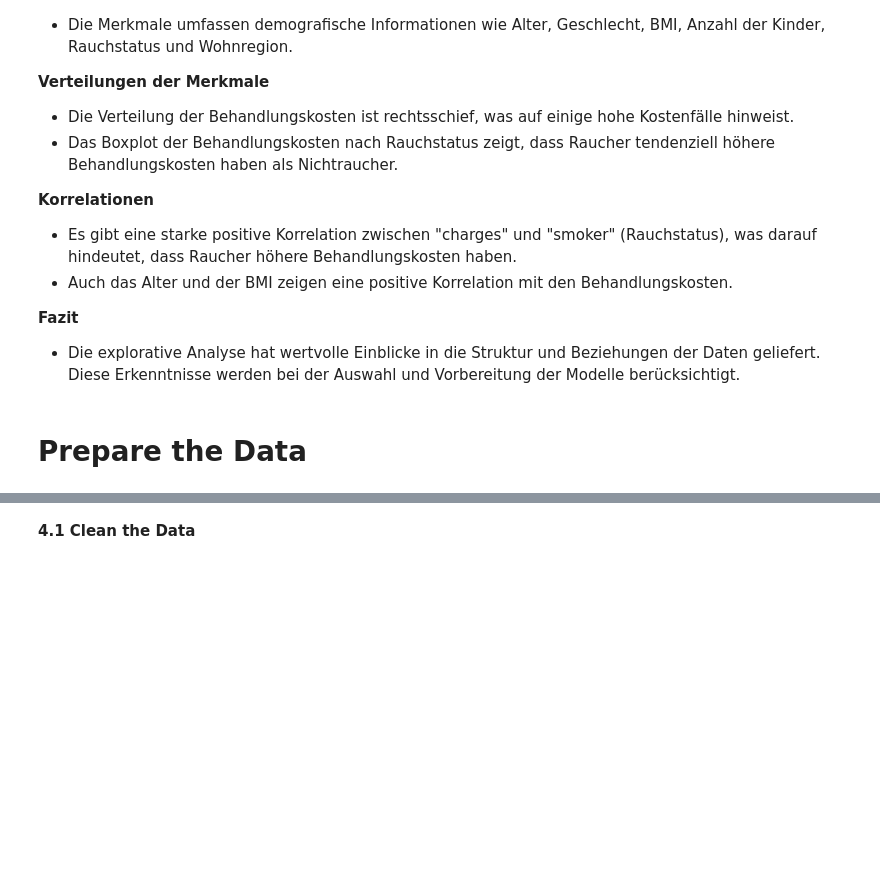
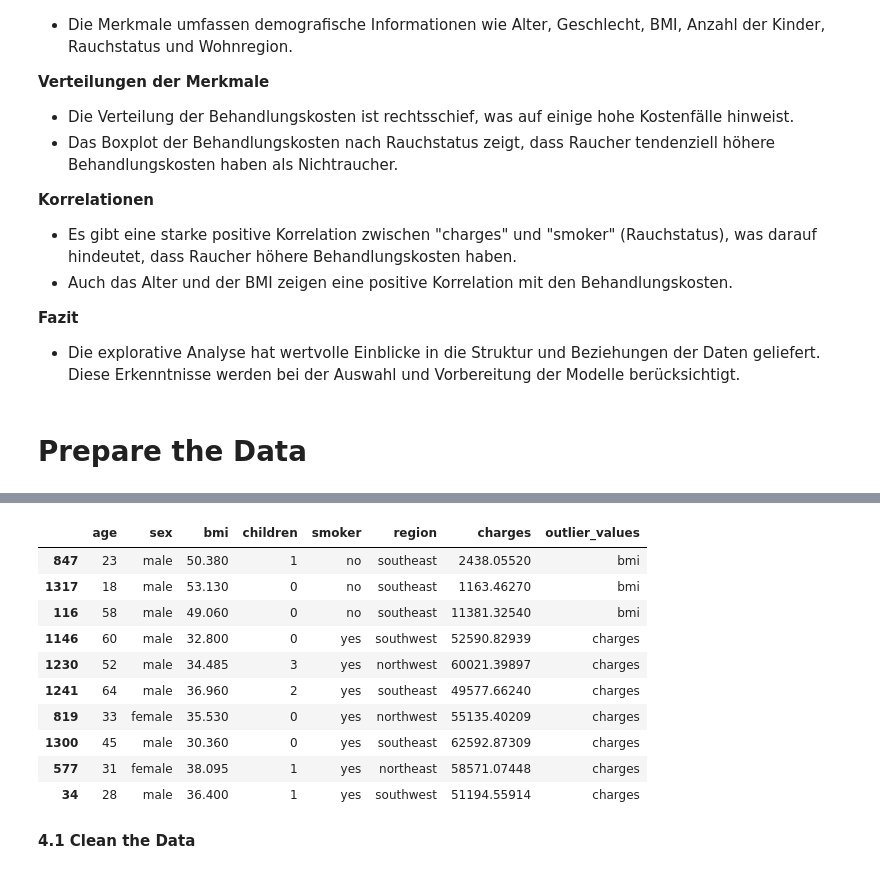
Before and after one commit to raaamk/ML_SoSe24, a Jupyter notebook: src/Assignments/Group Project/Medical Treatment Cost Estimation.ipynb, the cells around one changed output, grey strips where cells are left out. Cells and saved outputs as stored; diff of their text form; code cells hidden in the pictures; blank space fills up the shorter version.

```diff
--- a/src/Assignments/Group Project/Medical Treatment Cost Estimation.ipynb
+++ b/src/Assignments/Group Project/Medical Treatment Cost Estimation.ipynb
@@ -230,12 +230,8 @@ insurance_data.describe()
 # %%
 from sklearn.model_selection import train_test_split
 
-# Merkmale (Features) und Zielvariable (Target) werden definiert
-x = insurance_data.drop('charges', axis=1)
-y = insurance_data['charges']
-
 # Aufteilung in Trainings- und Testdatensatz
-x_train, x_test, y_train, y_test = train_test_split(x, y, test_size=0.2, random_state=42)
+train_set, test_set = train_test_split(insurance_data, test_size=0.2, random_state=42)
 # %% [markdown]
 **2.8 Daten visualisieren**
 # %%
@@ -389,0 +453,14 @@ plt.show()
+# %%
+outliers_df.head(30)
+# %% [output]
+|  | age | sex | bmi | children | smoker | region | charges | outlier_values |
+| 847 | 23 | male | 50.380 | 1 | no | southeast | 2438.05520 | bmi |
+| 1317 | 18 | male | 53.130 | 0 | no | southeast | 1163.46270 | bmi |
+| 116 | 58 | male | 49.060 | 0 | no | southeast | 11381.32540 | bmi |
+| 1146 | 60 | male | 32.800 | 0 | yes | southwest | 52590.82939 | charges |
+| 1230 | 52 | male | 34.485 | 3 | yes | northwest | 60021.39897 | charges |
+| 1241 | 64 | male | 36.960 | 2 | yes | southeast | 49577.66240 | charges |
+| 819 | 33 | female | 35.530 | 0 | yes | northwest | 55135.40209 | charges |
+| 1300 | 45 | male | 30.360 | 0 | yes | southeast | 62592.87309 | charges |
+| 577 | 31 | female | 38.095 | 1 | yes | northeast | 58571.07448 | charges |
+| 34 | 28 | male | 36.400 | 1 | yes | southwest | 51194.55914 | charges |
```
Also changed, not shown: parts of 20 cells of this notebook, 1 other file.
